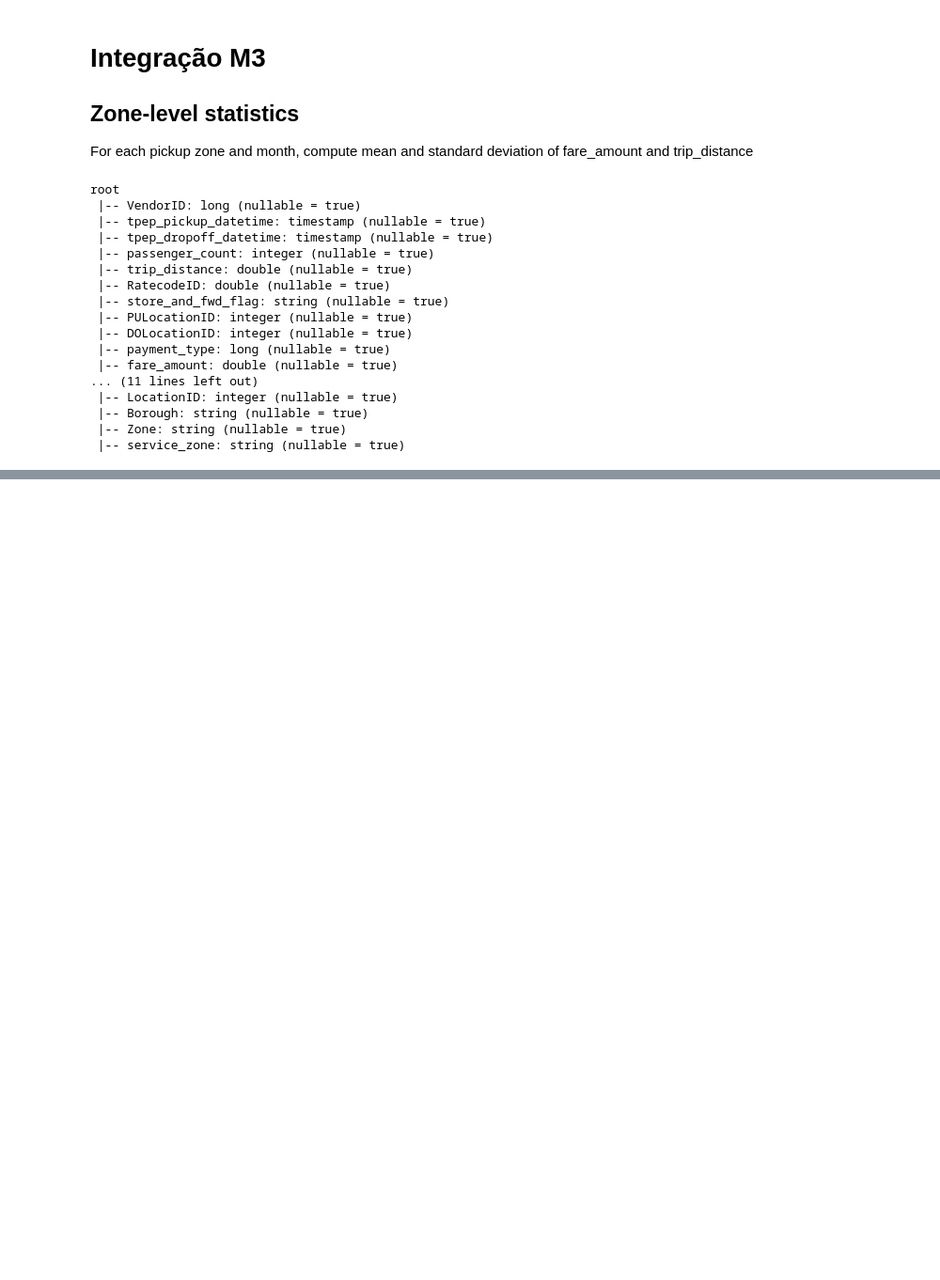
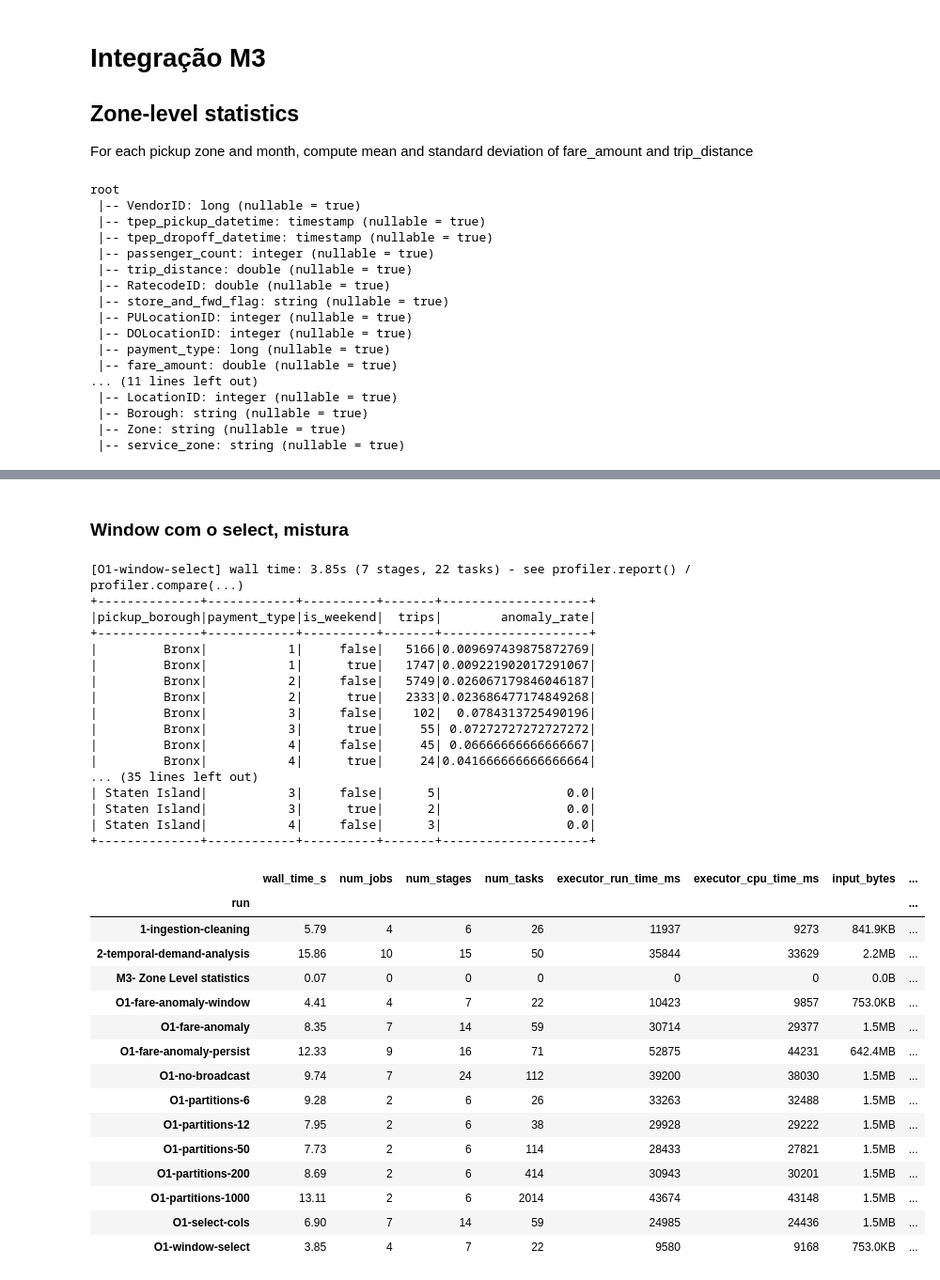
Before and after one commit to RCarretas/CP-77904-77935, a Jupyter notebook: apps/main.ipynb, the cells around one changed output, grey strips where cells are left out. Shown at 94% size. Saved outputs shown, nothing was run; the diff lists cells and outputs as text; code cells hidden in the pictures; blank space fills up the shorter version.

```diff
--- a/apps/main.ipynb
+++ b/apps/main.ipynb
@@ -40,7 +40,10 @@ sys.path.append("/workspace/apps")
 from spark_profiler import SparkProfiler
 profiler = SparkProfiler(spark)
 # %%
-trips = spark.read.parquet(dataFolder + "yellow_tripdata_2020-01.parquet")
+months = [1,2,3,4,5]
+files = [dataFolder + f"yellow_tripdata_2020-{m:02d}.parquet" for m in months]
+
+trips = spark.read.parquet(*files)
 zones = spark.read.csv(dataFolder + "taxi_zone_lookup.csv", header=True, inferSchema=True)
 # %% [markdown]
 ## Integração do M1
@@ -171,0 +547,67 @@ with (profiler.profile("M3- Zone Level statistics")):
+# %% [markdown]
+### Window com o select, mistura
+# %%
+from pyspark.sql import Window
+
+w = Window.partitionBy("PULocationID", "hour_of_day")
+
+with profiler.profile("O1-window-select"):
+    flagged = (trips_typed
+        .select("PULocationID", "payment_type", "fare_amount",
+                "trip_distance", "tpep_pickup_datetime")
+        .withColumn("fare_per_mile", F.col("fare_amount") / F.col("trip_distance"))
+        .withColumn("hour_of_day", F.hour("tpep_pickup_datetime"))
+        .withColumn("is_weekend", F.dayofweek("tpep_pickup_datetime").isin(1, 7))
+        .select("PULocationID", "payment_type", "hour_of_day", "is_weekend", "fare_per_mile")
+        .withColumn("fpm_mean", F.avg("fare_per_mile").over(w))
+        .withColumn("fpm_std",  F.stddev("fare_per_mile").over(w))
+        .withColumn("is_anomaly", F.col("fare_per_mile") > F.col("fpm_mean") + 3 * F.col("fpm_std")))
+
+    flagged = (flagged
+        .join(F.broadcast(zones.select("LocationID", "Borough")),
+              flagged.PULocationID == zones.LocationID, "left")
+        .withColumnRenamed("Borough", "pickup_borough"))
+
+    o1 = (flagged
+        .groupBy("pickup_borough", "payment_type", "is_weekend")
+        .agg(F.count("*").alias("trips"),
+             F.avg(F.col("is_anomaly").cast("int")).alias("anomaly_rate")))
+
+    o1.count()
+
+o1.orderBy("pickup_borough", "payment_type", "is_weekend").show(50)
+profiler.report()
+# %% [output]
+[O1-window-select] wall time: 3.85s (7 stages, 22 tasks) - see profiler.report() / profiler.compare(...)
++--------------+------------+----------+-------+--------------------+
+|pickup_borough|payment_type|is_weekend|  trips|        anomaly_rate|
++--------------+------------+----------+-------+--------------------+
+|         Bronx|           1|     false|   5166|0.009697439875872769|
+|         Bronx|           1|      true|   1747|0.009221902017291067|
+|         Bronx|           2|     false|   5749|0.026067179846046187|
+|         Bronx|           2|      true|   2333|0.023686477174849268|
+|         Bronx|           3|     false|    102|  0.0784313725490196|
+|         Bronx|           3|      true|     55| 0.07272727272727272|
+|         Bronx|           4|     false|     45| 0.06666666666666667|
+|         Bronx|           4|      true|     24|0.041666666666666664|
+... (35 lines left out)
+| Staten Island|           3|     false|      5|                 0.0|
+| Staten Island|           3|      true|      2|                 0.0|
+| Staten Island|           4|     false|      3|                 0.0|
++--------------+------------+----------+-------+--------------------+
+|  | wall_time_s | num_jobs | num_stages | num_tasks | executor_run_time_ms | executor_cpu_time_ms | input_bytes | ... |
+| run |  |  |  |  |  |  |  | ... |
+| 1-ingestion-cleaning | 5.79 | 4 | 6 | 26 | 11937 | 9273 | 841.9KB | ... |
+| 2-temporal-demand-analysis | 15.86 | 10 | 15 | 50 | 35844 | 33629 | 2.2MB | ... |
+| M3- Zone Level statistics | 0.07 | 0 | 0 | 0 | 0 | 0 | 0.0B | ... |
+| O1-fare-anomaly-window | 4.41 | 4 | 7 | 22 | 10423 | 9857 | 753.0KB | ... |
+| O1-fare-anomaly | 8.35 | 7 | 14 | 59 | 30714 | 29377 | 1.5MB | ... |
+| O1-fare-anomaly-persist | 12.33 | 9 | 16 | 71 | 52875 | 44231 | 642.4MB | ... |
+| O1-no-broadcast | 9.74 | 7 | 24 | 112 | 39200 | 38030 | 1.5MB | ... |
+| O1-partitions-6 | 9.28 | 2 | 6 | 26 | 33263 | 32488 | 1.5MB | ... |
+| O1-partitions-12 | 7.95 | 2 | 6 | 38 | 29928 | 29222 | 1.5MB | ... |
+| O1-partitions-50 | 7.73 | 2 | 6 | 114 | 28433 | 27821 | 1.5MB | ... |
+| O1-partitions-200 | 8.69 | 2 | 6 | 414 | 30943 | 30201 | 1.5MB | ... |
+| O1-partitions-1000 | 13.11 | 2 | 6 | 2014 | 43674 | 43148 | 1.5MB | ... |
+| O1-select-cols | 6.90 | 7 | 14 | 59 | 24985 | 24436 | 1.5MB | ... |
+| O1-window-select | 3.85 | 4 | 7 | 22 | 9580 | 9168 | 753.0KB | ... |
```
Also changed, not shown: parts of 19 cells of this notebook, 2 other files.
